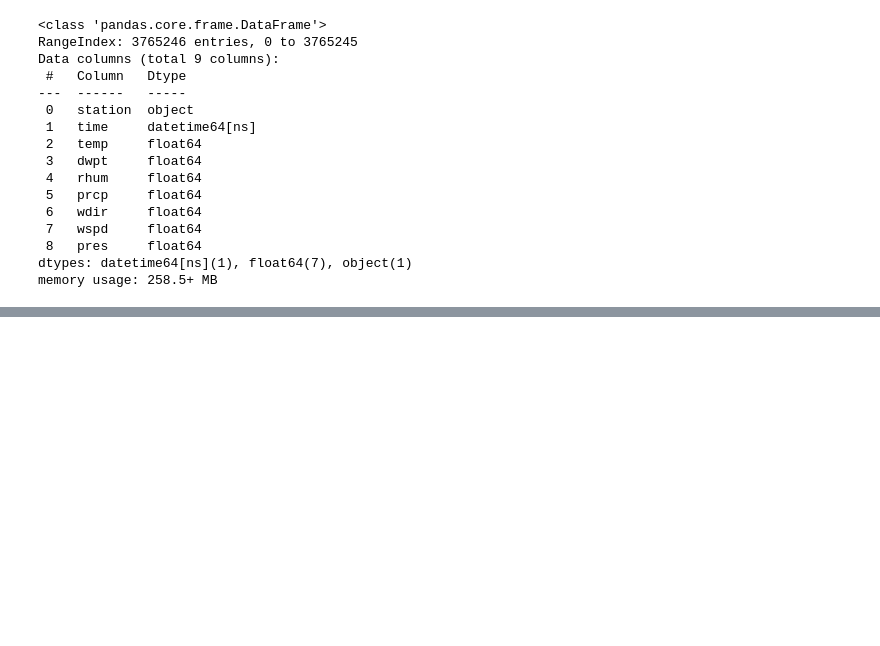
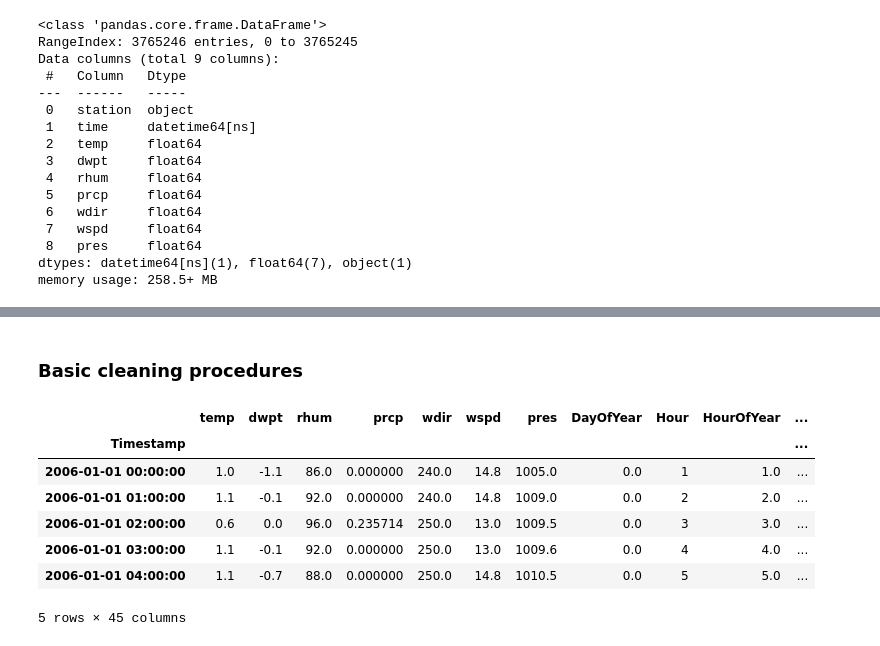
Before and after one commit to Pkeet99/Weatherman, a Jupyter notebook: supervised_models/aa_only_supervised_model.ipynb, the cells around one changed output, grey strips where cells are left out. Drawn from its saved outputs; the diff is of its cells as text; code cells hidden in the pictures; blank space fills up the shorter version.

```diff
--- a/supervised_models/aa_only_supervised_model.ipynb
+++ b/supervised_models/aa_only_supervised_model.ipynb
@@ -316,0 +278,23 @@ feature_importance_df
+# %% [markdown]
+### Basic cleaning procedures
+# %%
+df.drop(columns=['snow', 'wpgt','tsun','coco','Year'],inplace=True)
+cols = ['temp', 'dwpt', 'rhum', 'prcp', 'wdir', 'wspd', 'pres']
+for col in cols:
+    try:
+        df[col].fillna(df[f'ATAhr-{col}'],inplace=True)
+    except:
+        df[col].fillna(df[f'ATAhr-{col}_x'],inplace=True)
+    df[f'24hr~{col}'] = df[col].shift(-24)
+df = df[df['24hr~temp'].notna()]
+
+df.head(5)
+# %% [output]
+|  | temp | dwpt | rhum | prcp | wdir | wspd | pres | DayOfYear | Hour | HourOfYear | ... |
+| Timestamp |  |  |  |  |  |  |  |  |  |  | ... |
+| 2006-01-01 00:00:00 | 1.0 | -1.1 | 86.0 | 0.000000 | 240.0 | 14.8 | 1005.0 | 0.0 | 1 | 1.0 | ... |
+| 2006-01-01 01:00:00 | 1.1 | -0.1 | 92.0 | 0.000000 | 240.0 | 14.8 | 1009.0 | 0.0 | 2 | 2.0 | ... |
+| 2006-01-01 02:00:00 | 0.6 | 0.0 | 96.0 | 0.235714 | 250.0 | 13.0 | 1009.5 | 0.0 | 3 | 3.0 | ... |
+| 2006-01-01 03:00:00 | 1.1 | -0.1 | 92.0 | 0.000000 | 250.0 | 13.0 | 1009.6 | 0.0 | 4 | 4.0 | ... |
+| 2006-01-01 04:00:00 | 1.1 | -0.7 | 88.0 | 0.000000 | 250.0 | 14.8 | 1010.5 | 0.0 | 5 | 5.0 | ... |
+5 rows × 45 columns
```
Also changed, not shown: parts of 56 cells of this notebook, 1 other file.
